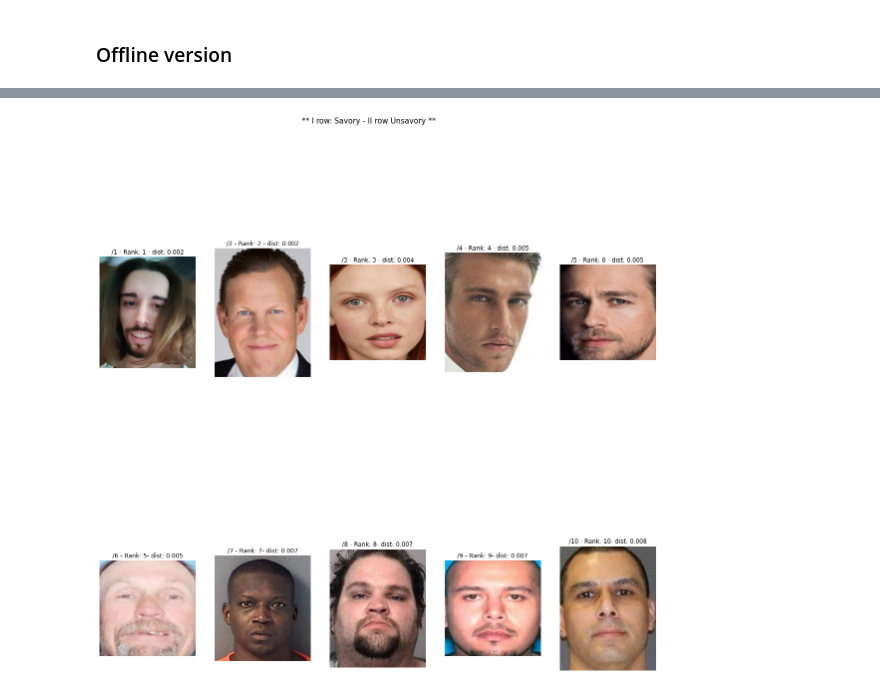
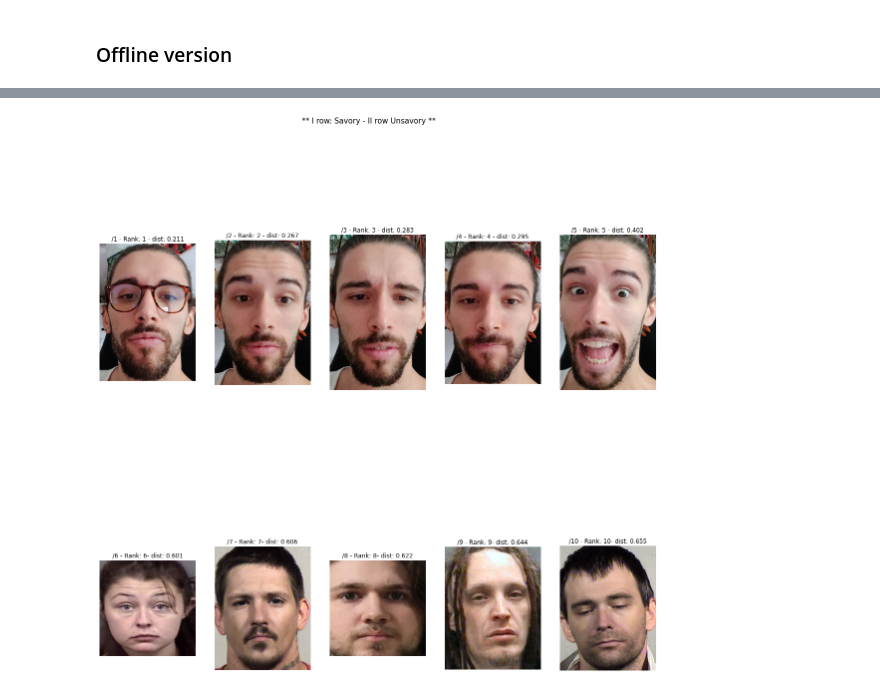
Before and after one commit to AlexGerry/Face_good_vs_bad, a Jupyter notebook: test_cbir.ipynb, the cells around one changed output, grey strips where cells are left out. Saved outputs shown, nothing was run; the diff lists cells and outputs as text; code cells hidden in the pictures.

Commit message:
added combined model with us

```diff
--- a/test_cbir.ipynb
+++ b/test_cbir.ipynb
@@ -63,7 +63,7 @@ cnn_image_train_paths = "./src/CNN_transfer/cnn_withus/cnn_train_paths.pkl"
 #        )
 color_model = ColorHistogram.load_model(new_color_path)
 #bovw_model = BOVW.load_model(new_bovw_path)
-#combined_model = CombinedModel.load_model(new_combined_path)
+combined_model = CombinedModel.load_model(new_combined_path)
 cnn_model = CNN(cnn_path)
 # %% [markdown]
 ## Evaluate CBIR performances on new image of ourselves (live version)
@@ -127,7 +127,7 @@ start_demo()
 # %% [markdown]
 ### Offline version
 # %%
-img_path = "C:/Users/Jarvis/Desktop/g.jpg"
+img_path = "C:/Users/Jarvis/Desktop/io3.jpg"
 
 temp_dir = tempfile.TemporaryDirectory()
 print(temp_dir.name)
@@ -138,7 +138,8 @@ if len(faces) >= 1:
         image = Image.fromarray(f)
         image.save(temp_dir.name+"./temp_crop.jpg")
         #result, most_similar_s, most_similar_u, feature, dist_s, dist_u = ColorHistogram.cbir(new_color_path, temp_dir.name+"./temp_crop.jpg", new_color_savory, new_color_unsavory, new_train_image_path_color)
-        result, most_similar_s, most_similar_u, feature, dist_s, dist_u = cnn_model.cbir(temp_dir.name+"./temp_crop.jpg", cnn_savory, cnn_unsavory, cnn_image_train_paths)
+        #result, most_similar_s, most_similar_u, feature, dist_s, dist_u = cnn_model.cbir(temp_dir.name+"./temp_crop.jpg", cnn_savory, cnn_unsavory, cnn_image_train_paths)
+        result, most_similar_s, most_similar_u, feature, dist_s, dist_u = CombinedModel.cbir(new_combined_path, temp_dir.name+"./temp_crop.jpg", None, new_train_image_path_color)
         print(result[0])
         # CBIR
         imageSubplot(most_similar_s, most_similar_u, dist_s, dist_u)
@@ -164 +165 @@ KDTree computed in: 0.0720263999999986
-[figure, old version]
+[figure, new version]
```
Also changed, not shown: parts of 2 cells of this notebook, 6 other files.
